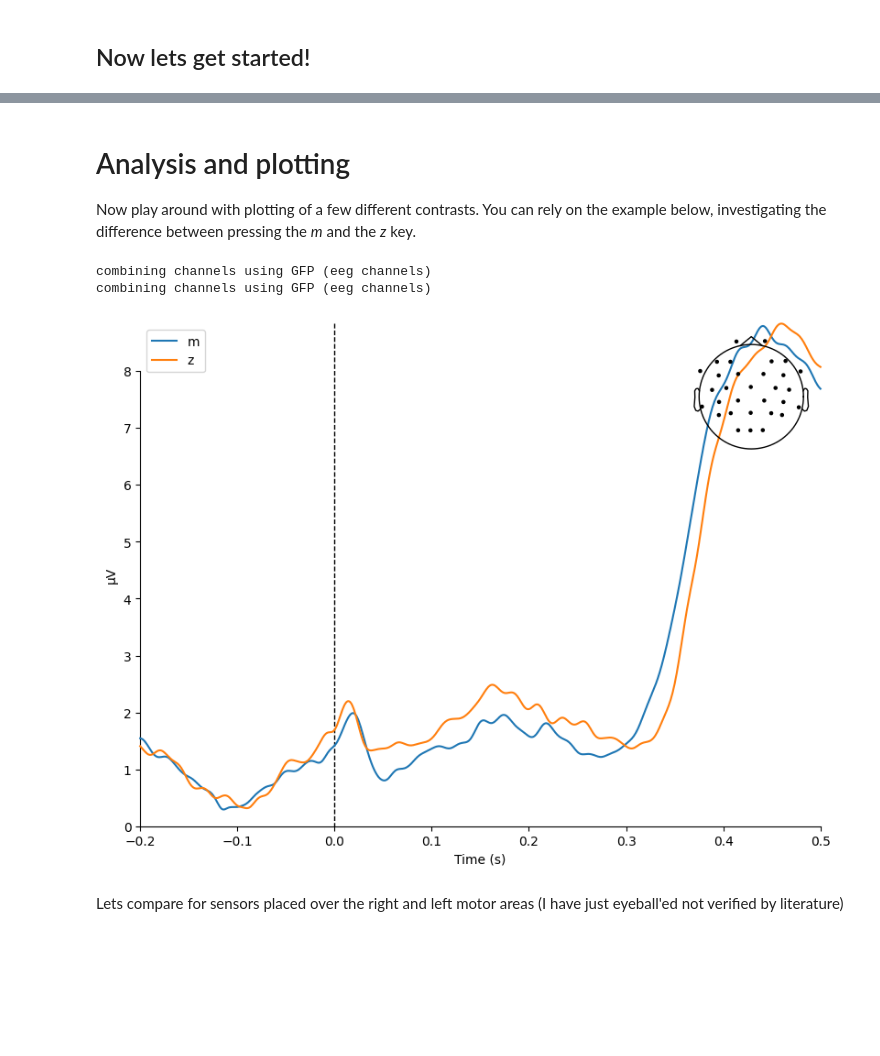
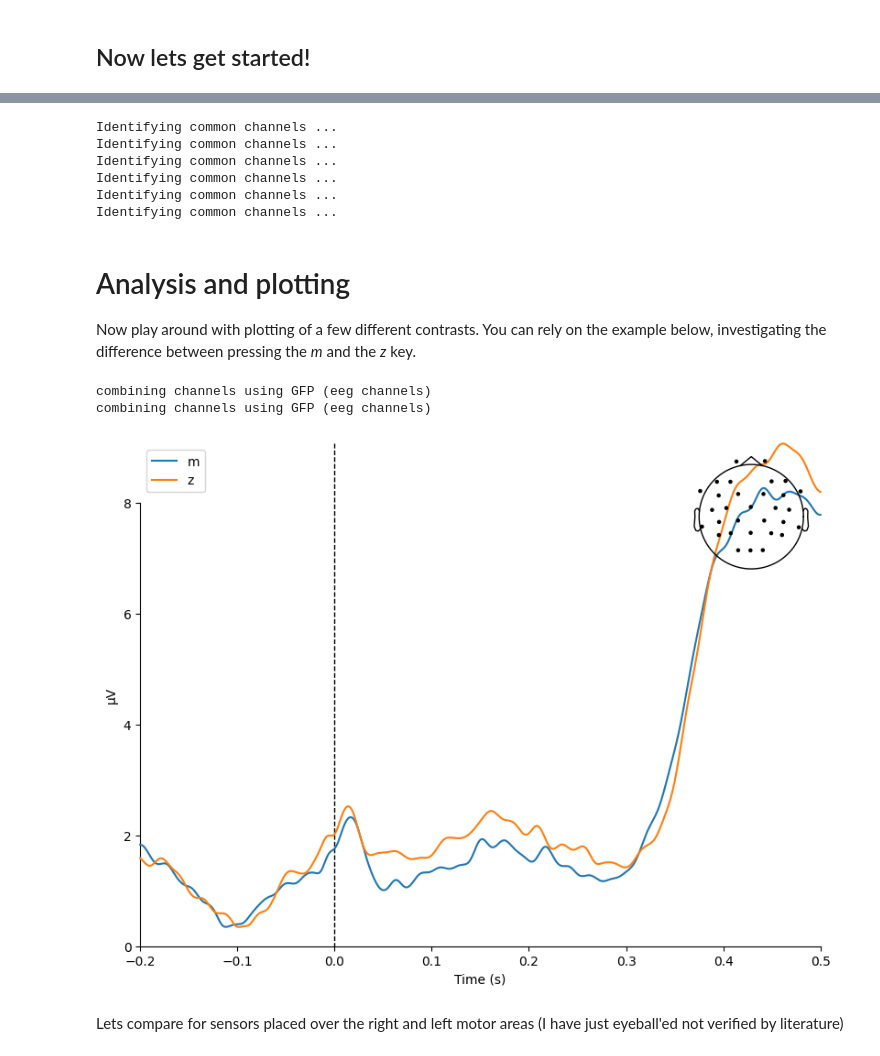
Before and after one commit to laurabpaulsen/LaCoBra-E24, a Jupyter notebook: EEG-analysis-grouplvl/multiple_subjects.ipynb, the cells around one changed output, grey strips where cells are left out. Cells and saved outputs as stored; diff of their text form; code cells hidden in the pictures; blank space fills up the shorter version.

Commit message:
add code for grand average

```diff
--- a/EEG-analysis-grouplvl/multiple_subjects.ipynb
+++ b/EEG-analysis-grouplvl/multiple_subjects.ipynb
@@ -35,6 +35,8 @@ subjects = {
     "5": {"bad_channels": ['Fp1', 'Fp2'], "epochs": None},
     "6": {"bad_channels": ['Fp1', 'Fp2'], "epochs": None},
 }
+
+evokeds_subjects = {}
 
 # path to the data folder
 data_folder = Path("/work/EEG_lab/raw")
@@ -74,6 +76,17 @@ for subject, params in subjects.items():
         )
 
     subjects[subject]["epochs"] = epochs
+
+
+    # you can add what you are interested in here:
+    evokeds_subjects[subject] = {
+        "word":epochs["word"].average(),
+        "response":epochs["response"].average(),
+        "word_female":epochs["word/female"].average(),
+        "word_male":epochs["word/male"].average(),
+        "m":epochs["m"].average(),
+        "z":epochs["z"].average(),
+        }
 # %% [output]
 Extracting parameters from /work/EEG_lab/raw/EEG/group1.vhdr...
 Setting channel info structure...
@@ -121,3 +216,15 @@ all_epochs
+# %%
+GA_evo = {"word": None, "response": None, "word_female": None, "word_male": None, "m":None, "z":None}
+
+for evo in GA_evo:
+    GA_evo[evo] = mne.grand_average([params[evo] for sub, params in evokeds_subjects.items()])
+# %% [output]
+Identifying common channels ...
+Identifying common channels ...
+Identifying common channels ...
+Identifying common channels ...
+Identifying common channels ...
+Identifying common channels ...
 # %% [markdown]
 # Analysis and plotting
 
@@ -132,10 +232,10 @@ z_evoked = z_epochs.average()
 # %%
-mne.viz.plot_compare_evokeds(dict(m=m_evoked, z=z_evoked),
+mne.viz.plot_compare_evokeds(dict(m=GA_evo["m"], z=GA_evo["z"]),
                              legend='upper left', show_sensors='upper right');
 # %% [output]
 combining channels using GFP (eeg channels)
 combining channels using GFP (eeg channels)
-[figure, old version]
+[figure, new version]
 # %% [markdown]
 Lets compare for sensors placed over the right and left motor areas (I have just eyeball'ed not verified by literature)
 # %%
```
Also changed, not shown: parts of 7 cells of this notebook.
